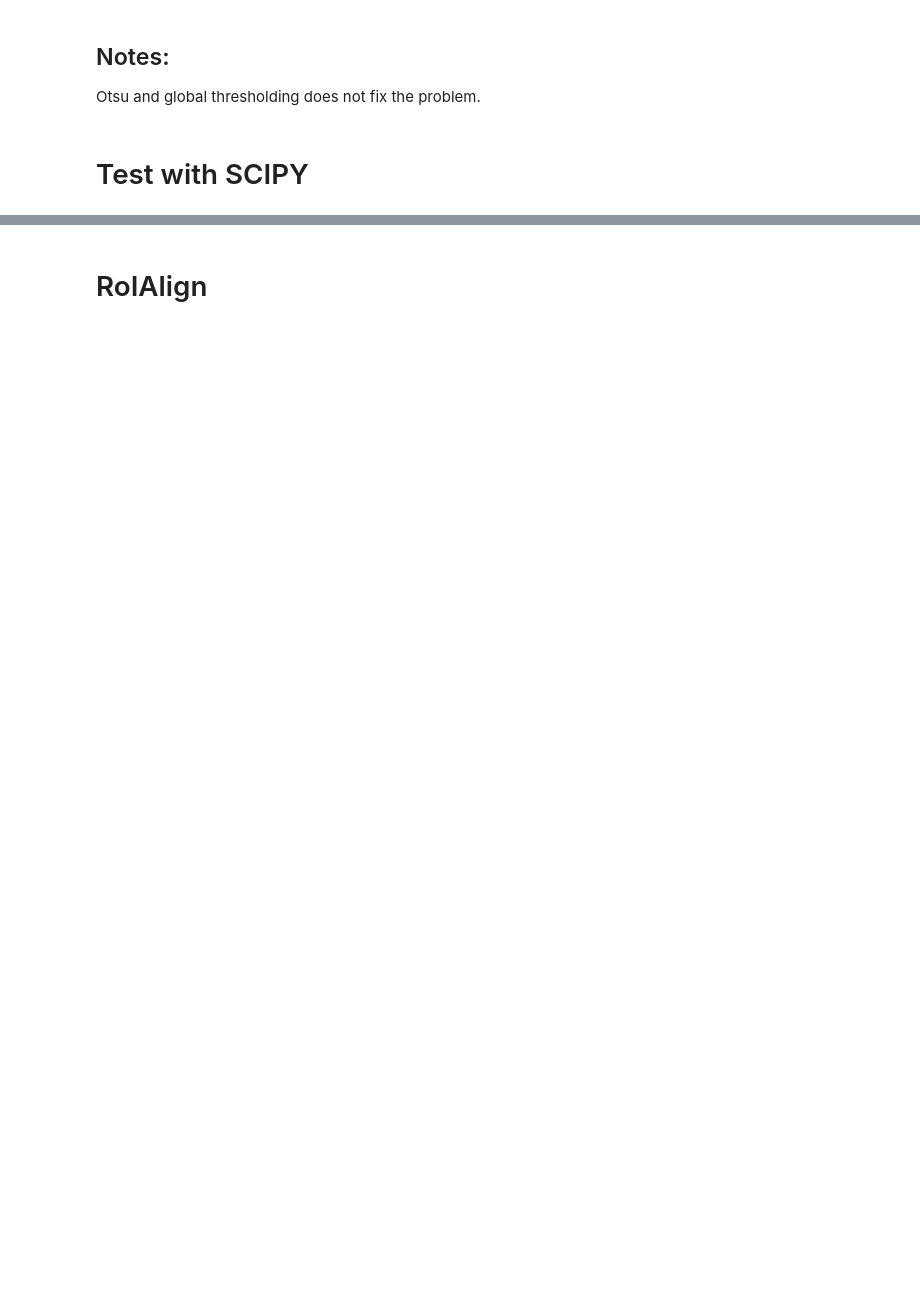
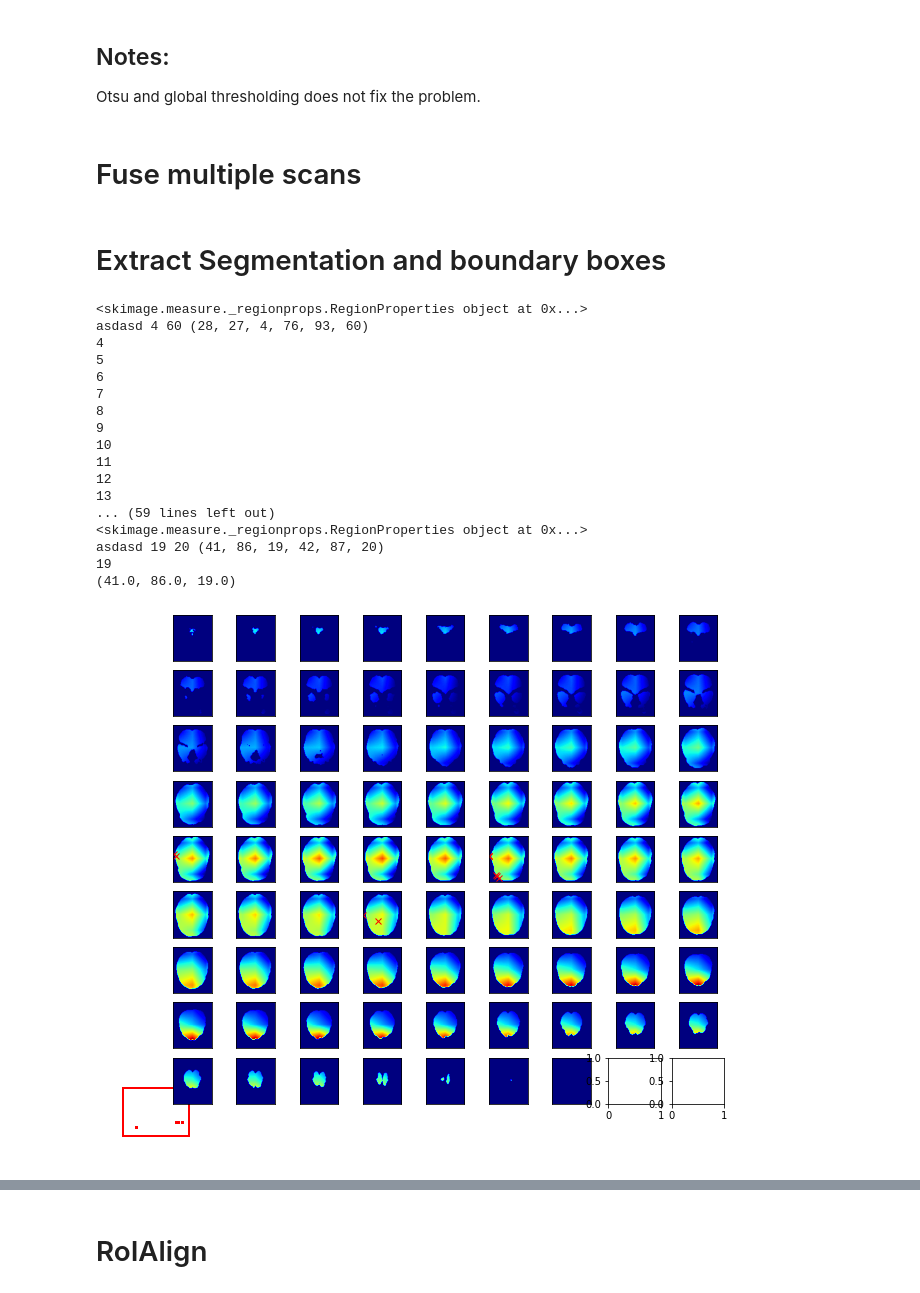
Before and after one commit to FredrikM97/Medical-ROI, a Jupyter notebook: notebooks/04 - segmentation.ipynb, the cells around one changed output, grey strips where cells are left out. Saved outputs shown, nothing was run; the diff lists cells and outputs as text; code cells hidden in the pictures; blank space fills up the shorter version.

```diff
--- a/notebooks/04 - segmentation.ipynb
+++ b/notebooks/04 - segmentation.ipynb
@@ -288,5 +144,5 @@ plt.show()
 # %% [markdown]
 ## Notes:
 Otsu and global thresholding does not fix the problem.
-# %% [markdown]
-# Test with SCIPY
+# %% [markdown]
+# Fuse multiple scans
@@ -292,0 +218,33 @@ Otsu and global thresholding does not fix the problem.
+# %% [markdown]
+# Extract Segmentation and boundary boxes
+# %%
+image, image_mask = tmp.image, sliced_masks
+# Remove mask that we know are a background (not a part of the brain scan)
+mask_no_background = segmentation.remove_known_background_from_mask(image, image_mask)
+
+# Rescale mask and segment it
+mask_mean = segmentation.mask_logarithmic_scale(mask_no_background)
+segmented_mask = segmentation.segment_mask(mask_mean)
+
+# Extract features with the intensities of the mask with removed background and plot it
+features = segmentation.extract_features(segmented_mask, mask_no_background)
+segmentation.plot_features_regions(features, mask_no_background)
+# %% [output]
+<skimage.measure._regionprops.RegionProperties object at 0x...>
+asdasd 4 60 (28, 27, 4, 76, 93, 60)
+4
+5
+6
+7
+8
+9
+10
+11
+12
+13
+... (59 lines left out)
+<skimage.measure._regionprops.RegionProperties object at 0x...>
+asdasd 19 20 (41, 86, 19, 42, 87, 20)
+19
+(41.0, 86.0, 19.0)
+[figure, added]
```
Also changed, not shown: parts of 42 cells of this notebook, 41 other files.
